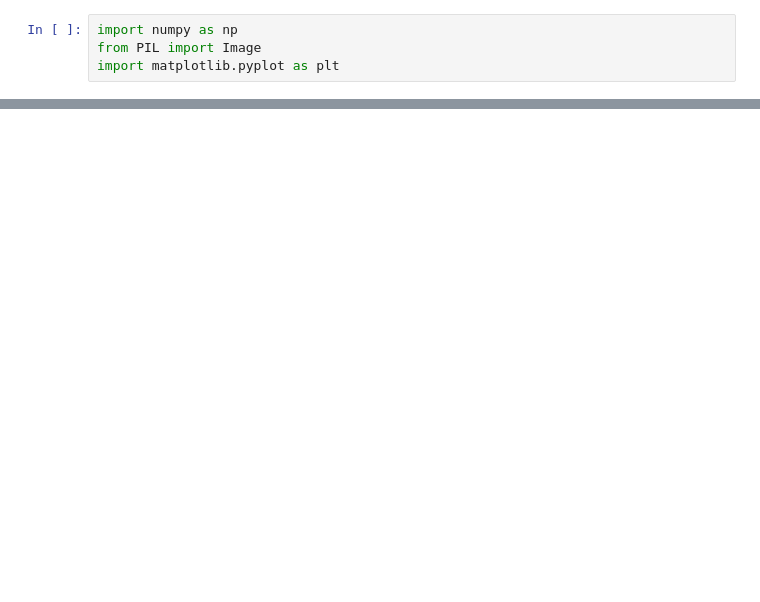
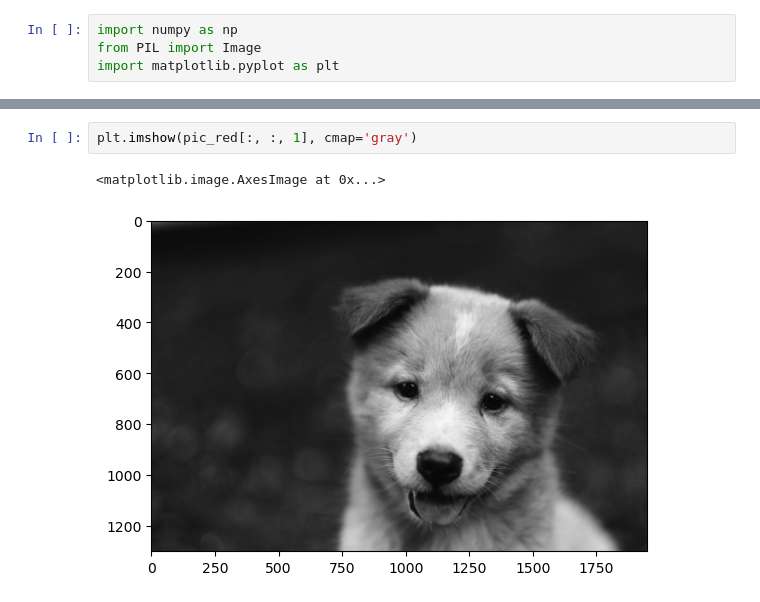
Before and after one commit to ramnareeesh/ml-playgrounds, a Jupyter notebook: Computer Vision/Images and Numpy.ipynb, the cells around one changed output, grey strips where cells are left out. Drawn from its saved outputs; the diff is of its cells as text; blank space fills up the shorter version.

```diff
--- a/Computer Vision/Images and Numpy.ipynb
+++ b/Computer Vision/Images and Numpy.ipynb
@@ -8,0 +39,5 @@ FileNotFoundError: [Errno 2] No such file or directory: 'DATA/00-puppy.jpg'
+# %%
+plt.imshow(pic_red[:, :, 1], cmap='gray')
+# %% [output]
+<matplotlib.image.AxesImage at 0x...>
+[figure, added]
```
Also changed, not shown: parts of 14 cells of this notebook, 3 other files.
